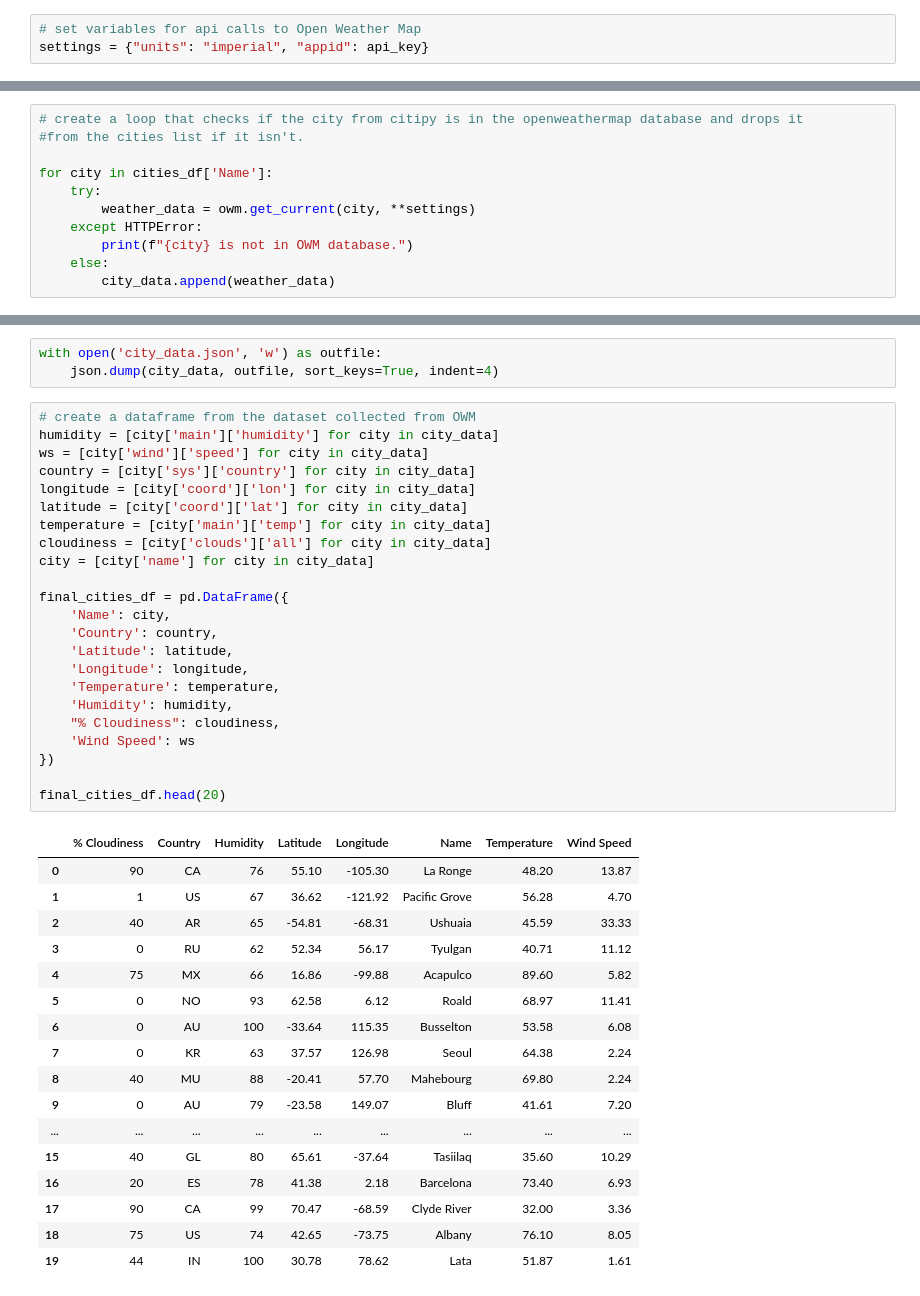
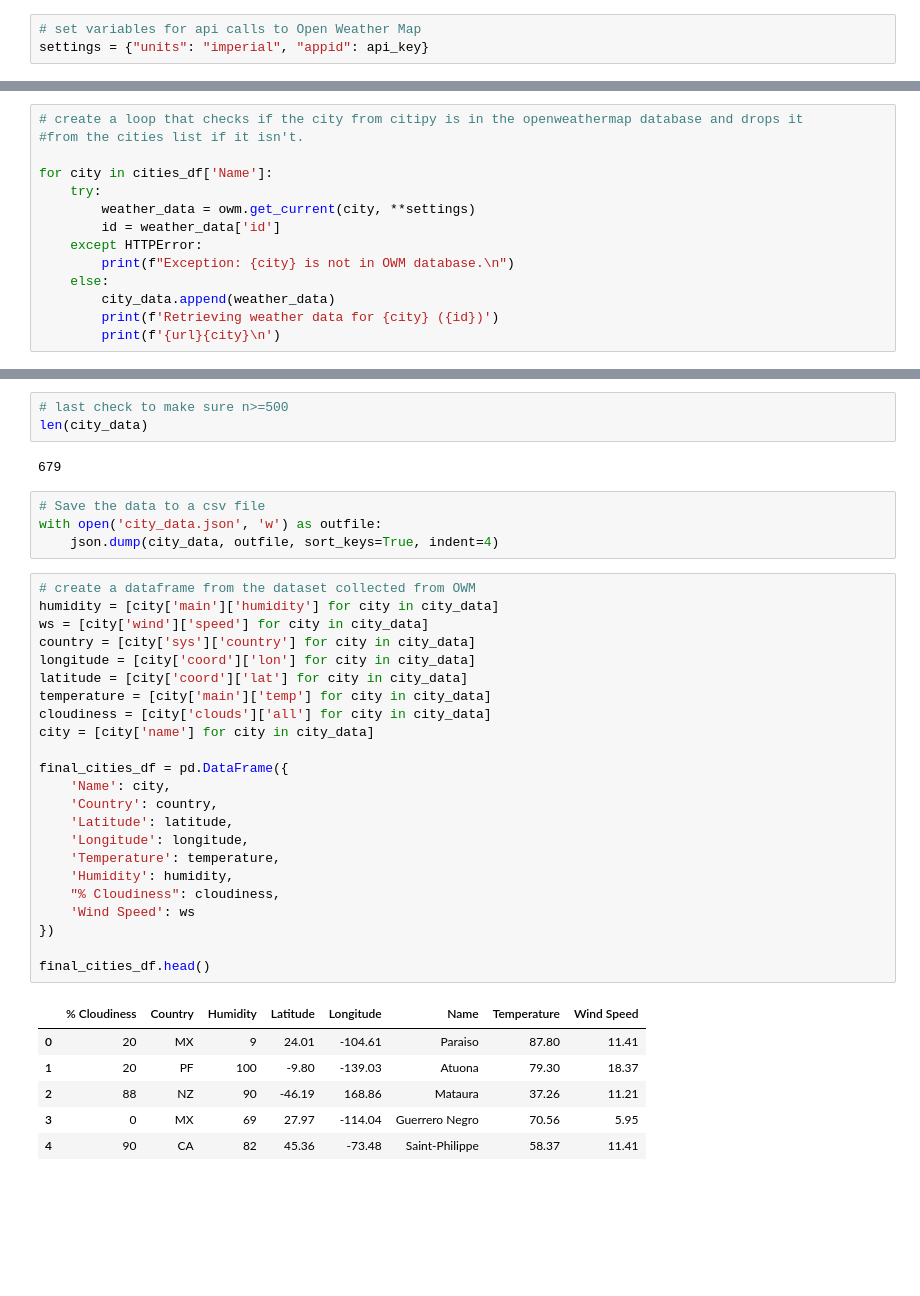
Before and after one commit to rglukins/bootcamp_homework, a Jupyter notebook: python_api_challenge/weatherPy.ipynb, the cells around one changed output, grey strips where cells are left out. Drawn from its saved outputs; the diff is of its cells as text; blank space fills up the shorter version.

```diff
--- a/python_api_challenge/weatherPy.ipynb
+++ b/python_api_challenge/weatherPy.ipynb
@@ -111,8 +118,11 @@ city_data = []
 for city in cities_df['Name']:
     try:
         weather_data = owm.get_current(city, **settings)
+        id = weather_data['id']
     except HTTPError:
-        print(f"{city} is not in OWM database.")
+        print(f"Exception: {city} is not in OWM database.\n")
     else:
         city_data.append(weather_data)
+        print(f'Retrieving weather data for {city} ({id})')
+        print(f'{url}{city}\n')
 # %% [output]
@@ -140,47 +146,42 @@ len(city_data)
+# %%
+# last check to make sure n>=500
+len(city_data)
+# %% [output]
+679
 # %%
+# Save the data to a csv file
 with open('city_data.json', 'w') as outfile:
     json.dump(city_data, outfile, sort_keys=True, indent=4)
 # %%
 # create a dataframe from the dataset collected from OWM
 humidity = [city['main']['humidity'] for city in city_data]
 ws = [city['wind']['speed'] for city in city_data]
 country = [city['sys']['country'] for city in city_data]
 longitude = [city['coord']['lon'] for city in city_data]
 latitude = [city['coord']['lat'] for city in city_data]
 temperature = [city['main']['temp'] for city in city_data]
 cloudiness = [city['clouds']['all'] for city in city_data]
 city = [city['name'] for city in city_data]
 
 final_cities_df = pd.DataFrame({
     'Name': city,
     'Country': country,
     'Latitude': latitude,
     'Longitude': longitude,
     'Temperature': temperature,
     'Humidity': humidity,
     "% Cloudiness": cloudiness,
     'Wind Speed': ws
 })
 
-final_cities_df.head(20)
+final_cities_df.head()
 # %% [output]
 |  | % Cloudiness | Country | Humidity | Latitude | Longitude | Name | Temperature | Wind Speed |
-| 0 | 90 | CA | 76 | 55.10 | -105.30 | La Ronge | 48.20 | 13.87 |
-| 1 | 1 | US | 67 | 36.62 | -121.92 | Pacific Grove | 56.28 | 4.70 |
-| 2 | 40 | AR | 65 | -54.81 | -68.31 | Ushuaia | 45.59 | 33.33 |
-| 3 | 0 | RU | 62 | 52.34 | 56.17 | Tyulgan | 40.71 | 11.12 |
-| 4 | 75 | MX | 66 | 16.86 | -99.88 | Acapulco | 89.60 | 5.82 |
-| 5 | 0 | NO | 93 | 62.58 | 6.12 | Roald | 68.97 | 11.41 |
-| 6 | 0 | AU | 100 | -33.64 | 115.35 | Busselton | 53.58 | 6.08 |
-| 7 | 0 | KR | 63 | 37.57 | 126.98 | Seoul | 64.38 | 2.24 |
-| 8 | 40 | MU | 88 | -20.41 | 57.70 | Mahebourg | 69.80 | 2.24 |
-| 9 | 0 | AU | 79 | -23.58 | 149.07 | Bluff | 41.61 | 7.20 |
-| ... | ... | ... | ... | ... | ... | ... | ... | ... |
-| 15 | 40 | GL | 80 | 65.61 | -37.64 | Tasiilaq | 35.60 | 10.29 |
-| 16 | 20 | ES | 78 | 41.38 | 2.18 | Barcelona | 73.40 | 6.93 |
-| 17 | 90 | CA | 99 | 70.47 | -68.59 | Clyde River | 32.00 | 3.36 |
-| 18 | 75 | US | 74 | 42.65 | -73.75 | Albany | 76.10 | 8.05 |
-| 19 | 44 | IN | 100 | 30.78 | 78.62 | Lata | 51.87 | 1.61 |
+| 0 | 20 | MX | 9 | 24.01 | -104.61 | Paraiso | 87.80 | 11.41 |
+| 1 | 20 | PF | 100 | -9.80 | -139.03 | Atuona | 79.30 | 18.37 |
+| 2 | 88 | NZ | 90 | -46.19 | 168.86 | Mataura | 37.26 | 11.21 |
+| 3 | 0 | MX | 69 | 27.97 | -114.04 | Guerrero Negro | 70.56 | 5.95 |
+| 4 | 90 | CA | 82 | 45.36 | -73.48 | Saint-Philippe | 58.37 | 11.41 |
 # %%
 # minor data clean up for presentable dataframe
 final_cities_df = final_cities_df[["Name", 'Country', 'Latitude', 'Longitude', "Temperature", 'Humidity', "Wind Speed",
```
Also changed, not shown: parts of 16 cells of this notebook, 7 other files.
